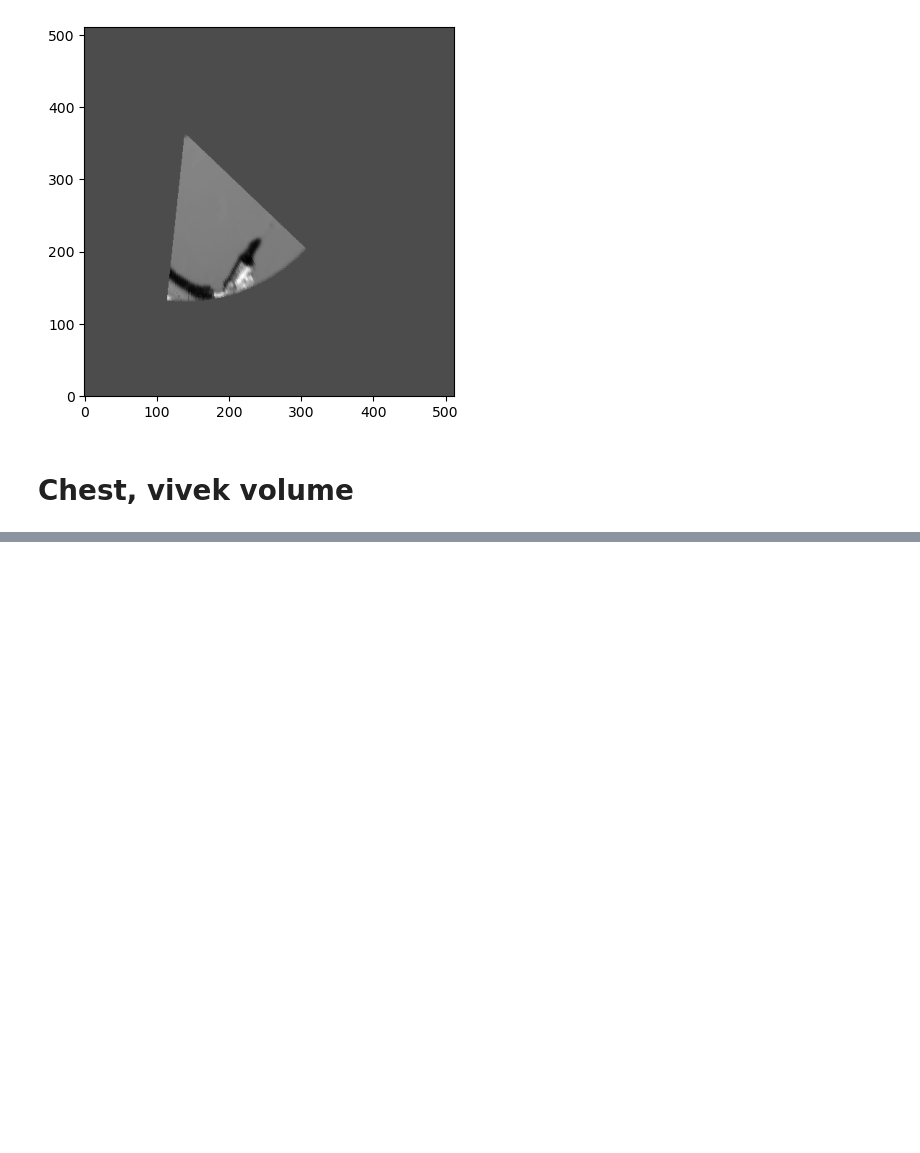
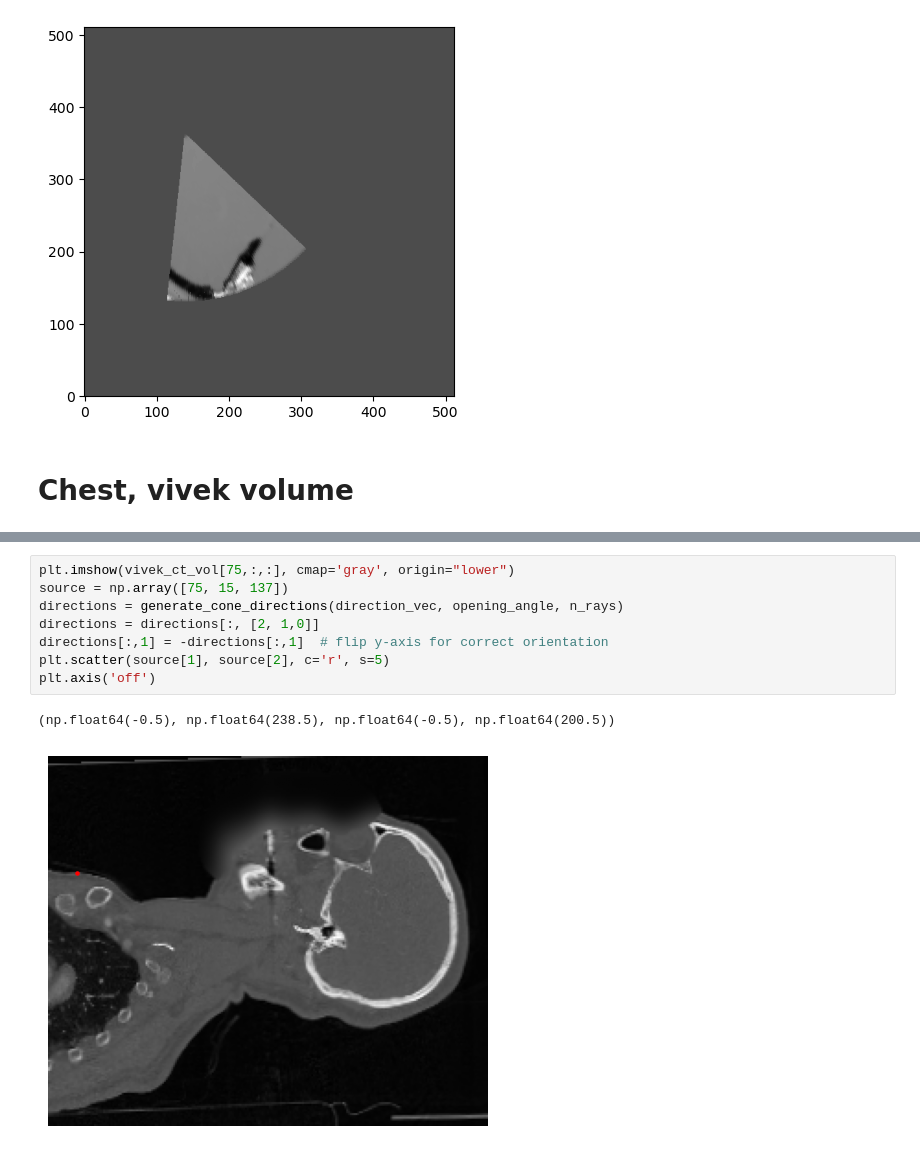
Before and after one commit to gduguey/DiffUS, a Jupyter notebook: notebooks/[DEMO] CT.ipynb, the cells around one changed output, grey strips where cells are left out. Saved outputs shown, nothing was run; the diff lists cells and outputs as text; blank space fills up the shorter version.

Commit message:
Correct orientations

```diff
--- a/notebooks/[DEMO] CT.ipynb
+++ b/notebooks/[DEMO] CT.ipynb
@@ -568,0 +194,11 @@ plt.plot(x.numpy(), y, marker='o', label='Predicted Impedance')
+# %%
+plt.imshow(vivek_ct_vol[75,:,:], cmap='gray', origin="lower")
+source = np.array([75, 15, 137])
+directions = generate_cone_directions(direction_vec, opening_angle, n_rays)
+directions = directions[:, [2, 1,0]]
+directions[:,1] = -directions[:,1]  # flip y-axis for correct orientation
+plt.scatter(source[1], source[2], c='r', s=5)
+plt.axis('off')
+# %% [output]
+(np.float64(-0.5), np.float64(238.5), np.float64(-0.5), np.float64(200.5))
+[figure, added]
```
Also changed, not shown: parts of 40 cells of this notebook, 2 other files.
